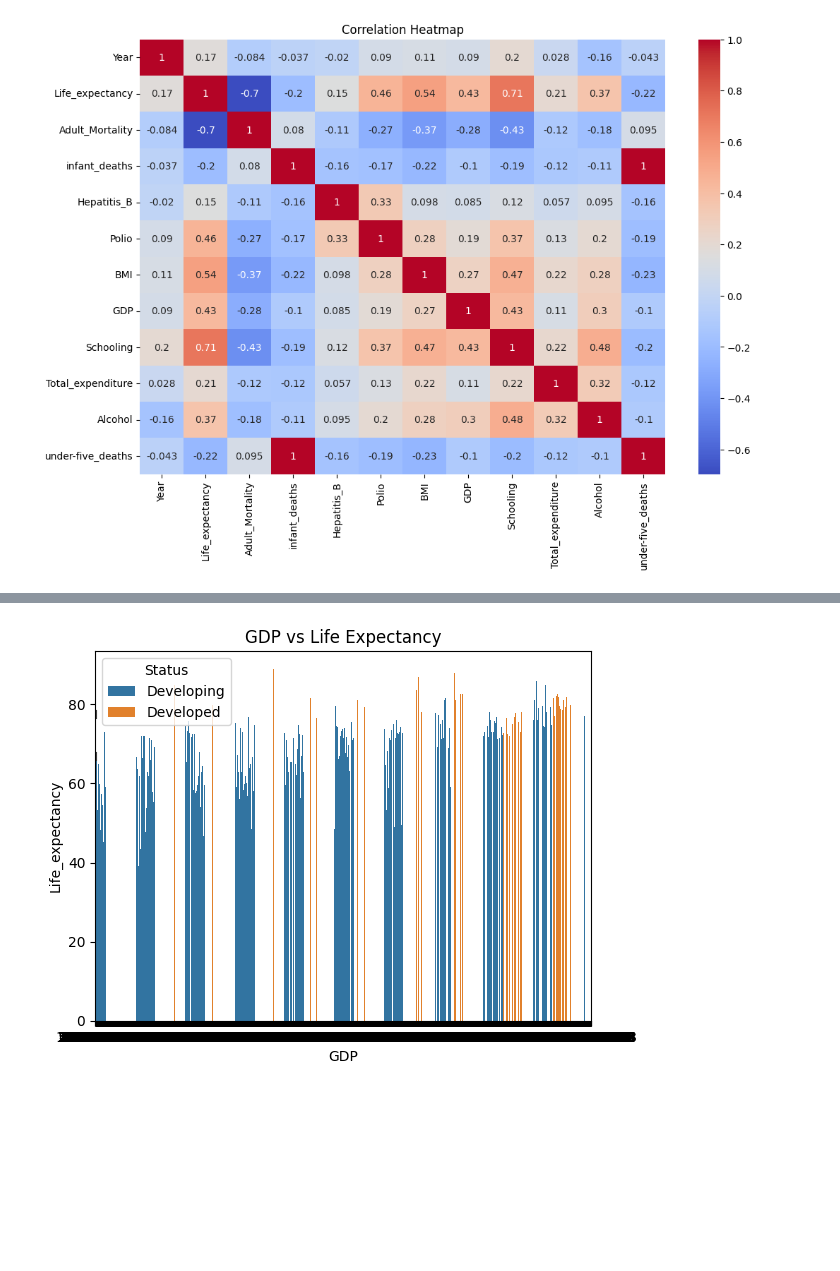
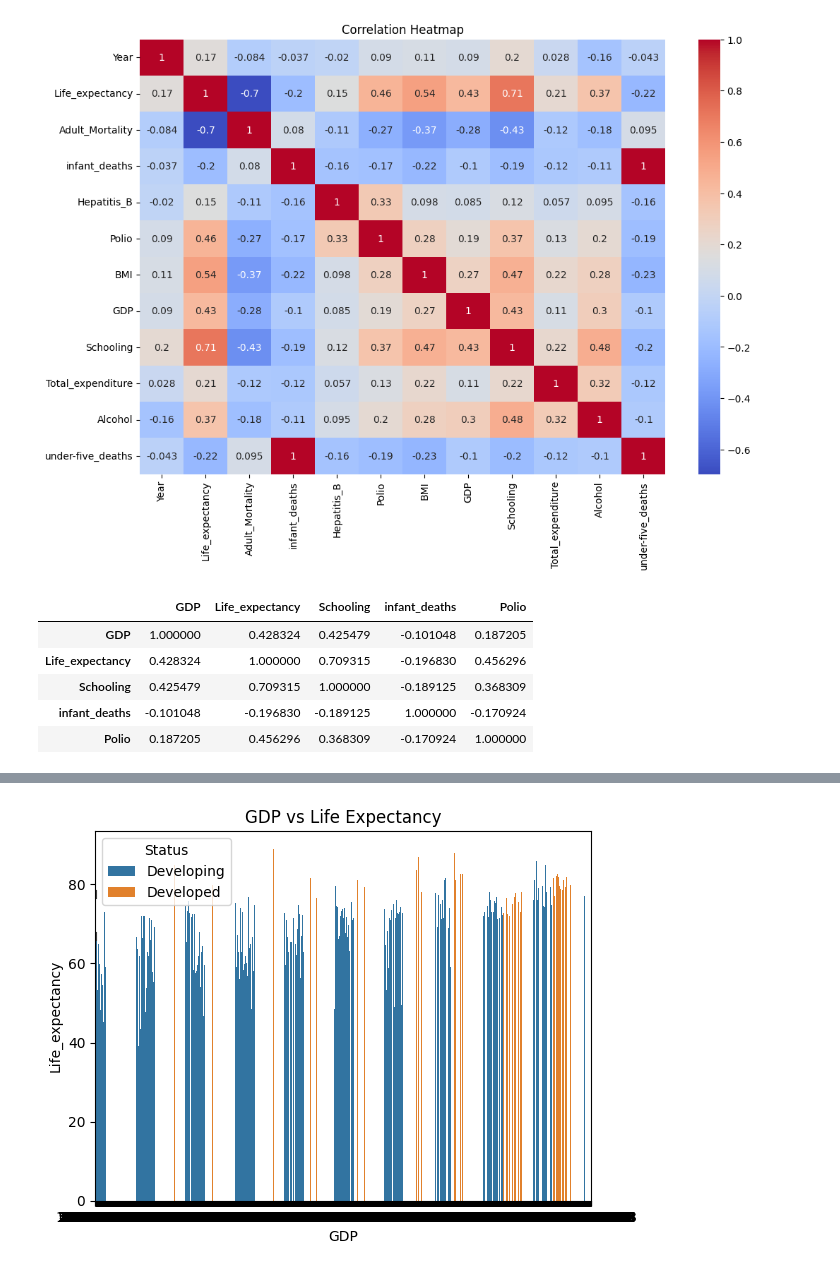
Before and after one commit to debha-dev/nithub-ml-track, a Jupyter notebook: Life_Expectancy_(WHO)_2.ipynb, the cells around one changed output, grey strips where cells are left out. Cells and saved outputs as stored; diff of their text form; code cells hidden in the pictures; blank space fills up the shorter version.

```diff
--- a/Life_Expectancy_(WHO)_2.ipynb
+++ b/Life_Expectancy_(WHO)_2.ipynb
@@ -451,3 +451,15 @@ plt.title("Correlation Heatmap")
 plt.show()
 # %% [output]
 [figure]
+# %%
+selected_columns = ['GDP', 'Life_expectancy', 'Schooling', 'infant_deaths', 'Polio']
+correlation_matrix = df[selected_columns].corr()
+
+correlation_matrix
+# %% [output]
+|  | GDP | Life_expectancy | Schooling | infant_deaths | Polio |
+| GDP | 1.000000 | 0.428324 | 0.425479 | -0.101048 | 0.187205 |
+| Life_expectancy | 0.428324 | 1.000000 | 0.709315 | -0.196830 | 0.456296 |
+| Schooling | 0.425479 | 0.709315 | 1.000000 | -0.189125 | 0.368309 |
+| infant_deaths | -0.101048 | -0.196830 | -0.189125 | 1.000000 | -0.170924 |
+| Polio | 0.187205 | 0.456296 | 0.368309 | -0.170924 | 1.000000 |
```
Also changed, not shown: parts of 4 cells of this notebook.
